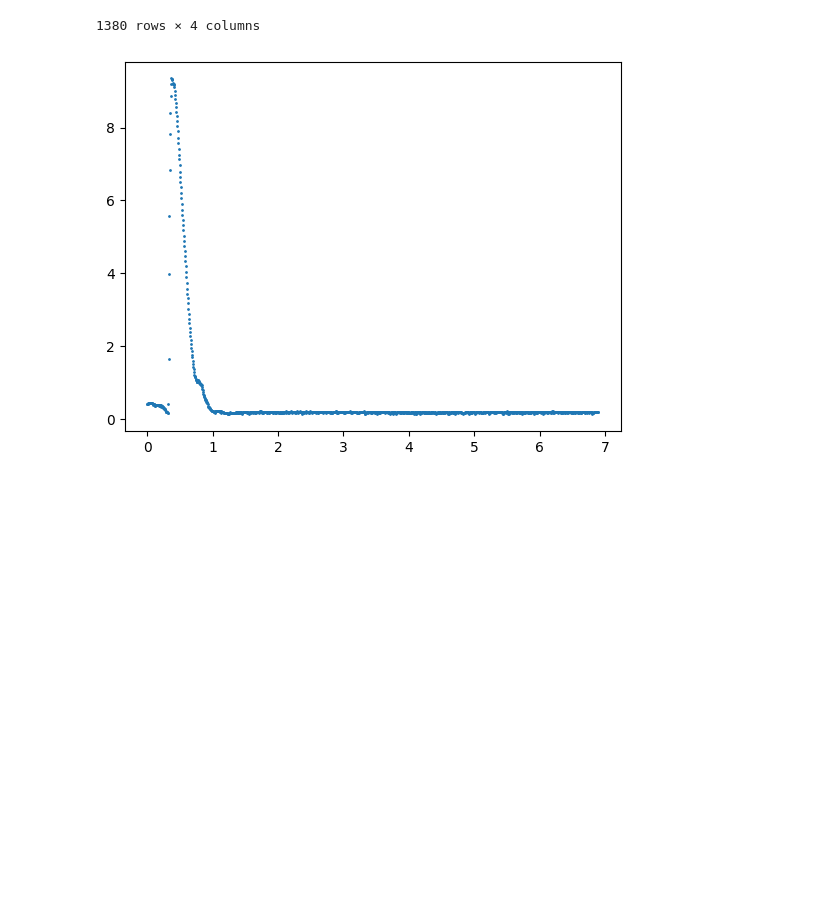
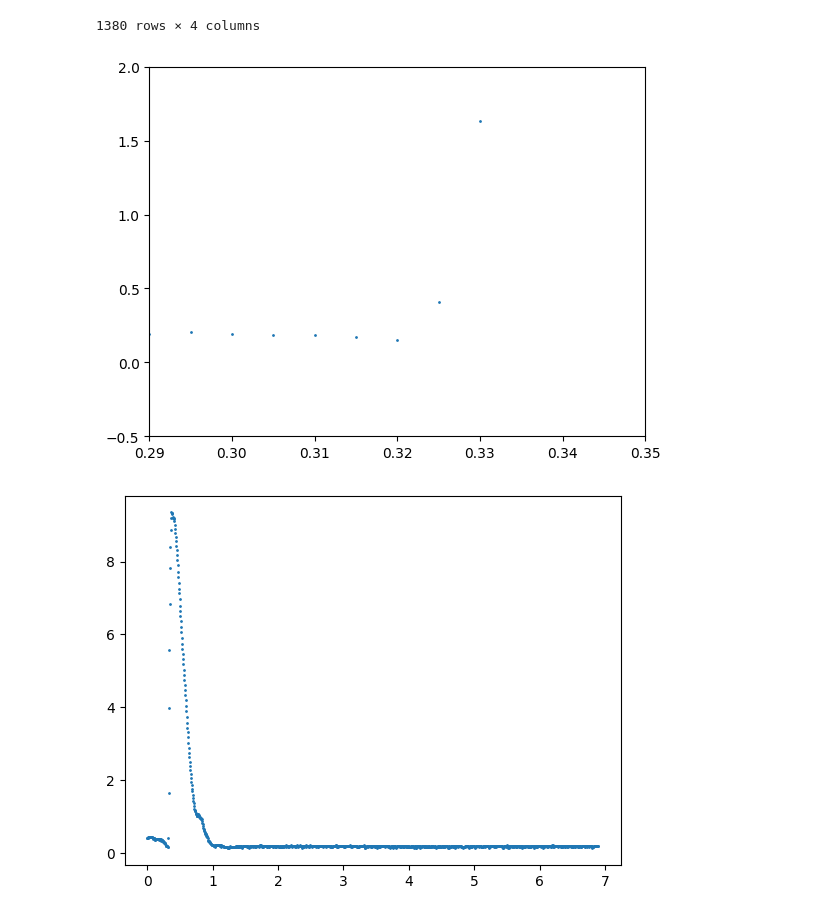
Before and after one commit to FormulaForest/Formula-Forest, a Jupyter notebook: Propulsion theory/exp_results.ipynb, the cells around one changed output. Drawn from its saved outputs; the diff is of its cells as text; code cells hidden in the pictures; blank space fills up the shorter version.

```diff
--- a/Propulsion theory/exp_results.ipynb
+++ b/Propulsion theory/exp_results.ipynb
@@ -28,5 +28,12 @@ df
 | 1378 | 6.890 | -0.182297 | -0.006310 | 0.188606 |
 | 1379 | 6.895 | -0.178108 | -0.006310 | 0.184418 |
 1380 rows × 4 columns
+# %%
+plt.scatter(df['T'], df['F'], s=1)
+plt.xlim(0.29, 0.35)
+plt.ylim(-0.5, 2)
+plt.show()
+# %% [output]
+[figure, added]
 # %%
 plt.scatter(df['T'], df['F'], s=1)
```
Also changed, not shown: parts of 2 cells of this notebook, 2 other files.
